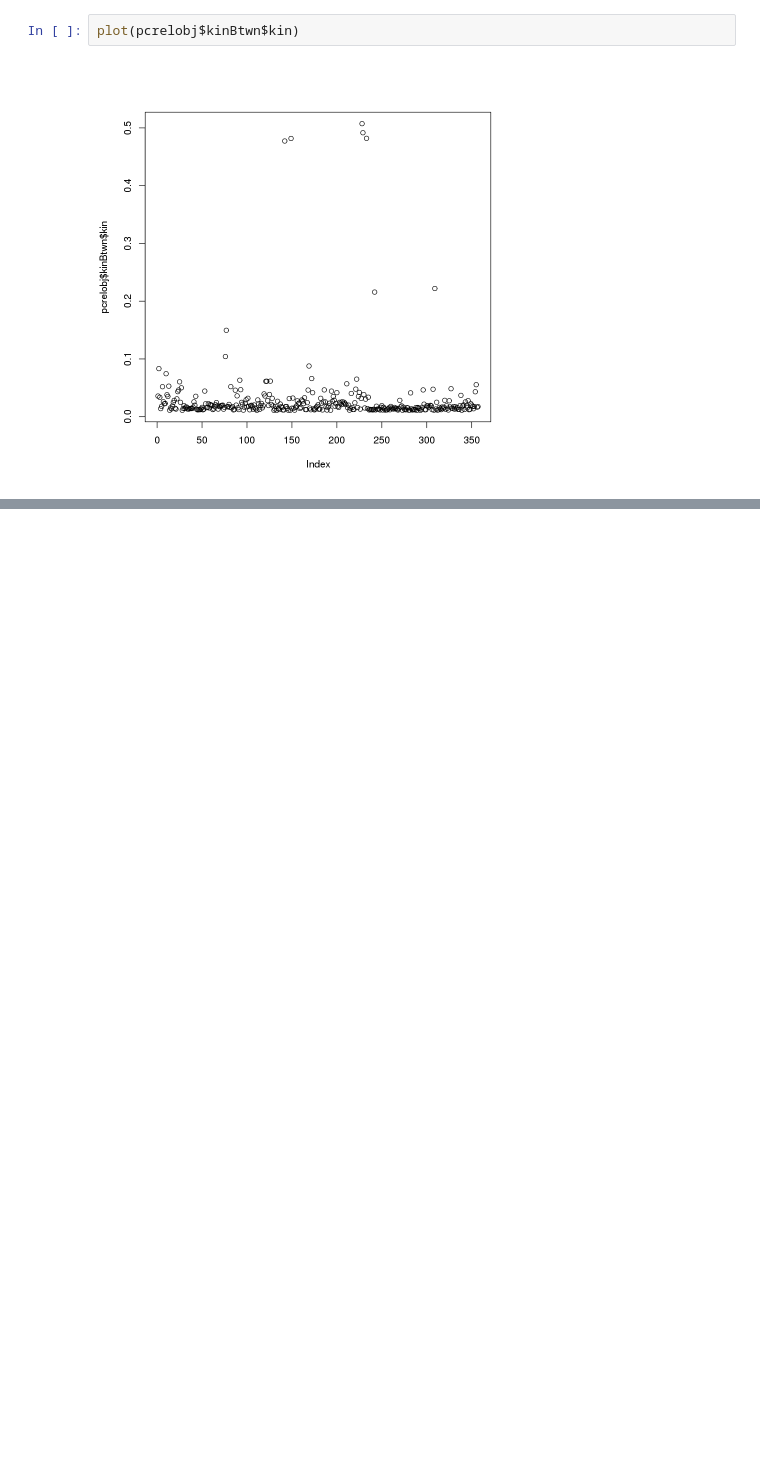
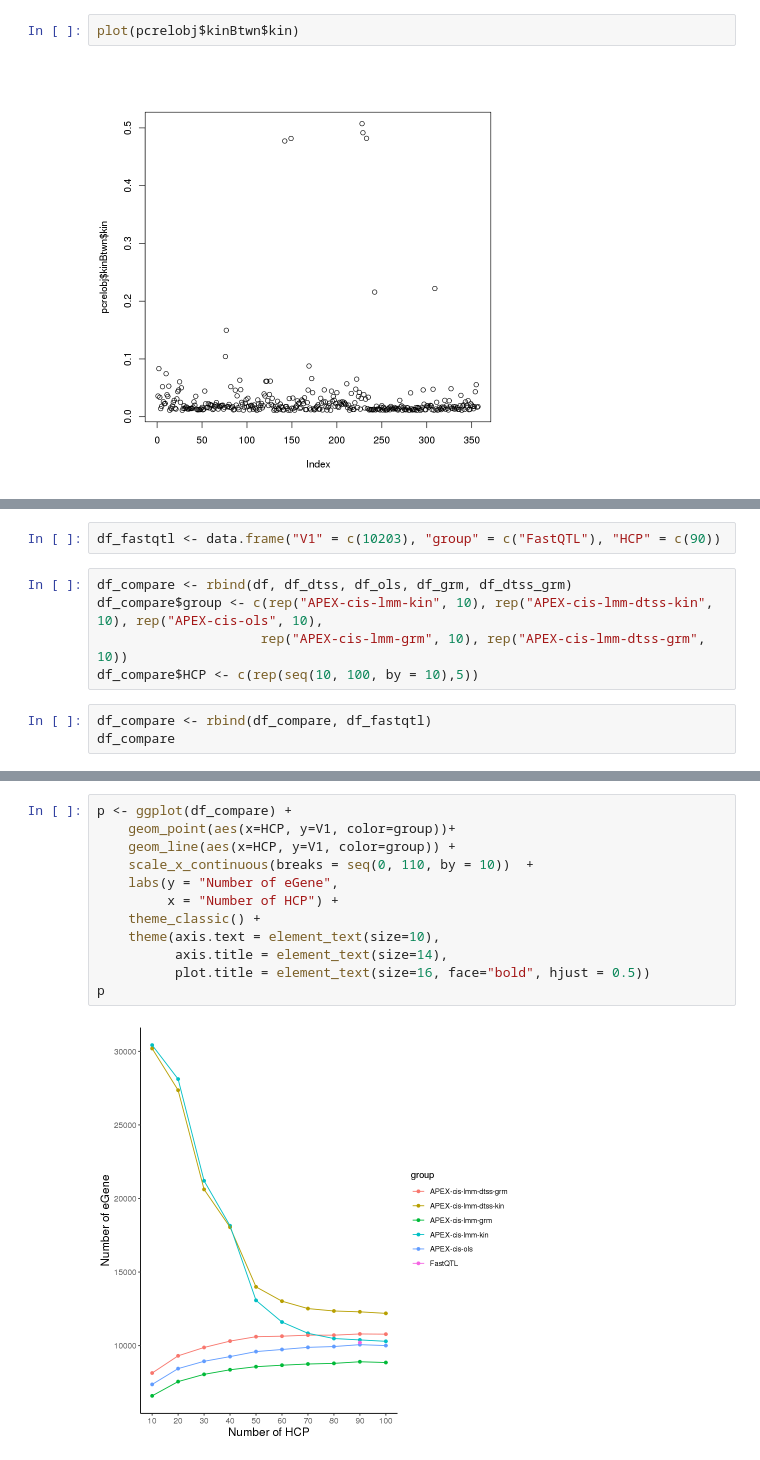
Before and after one commit to gandallab/devBrain_xQTL, a Jupyter notebook: code/04-QTL/apex/apex_analysis.ipynb, the cells around one changed output, grey strips where cells are left out. Drawn from its saved outputs; the diff is of its cells as text; blank space fills up the shorter version.

```diff
--- a/code/04-QTL/apex/apex_analysis.ipynb
+++ b/code/04-QTL/apex/apex_analysis.ipynb
@@ -289,0 +373,10 @@ plot(pcrelobj$kinBtwn$kin)
+# %%
+df_fastqtl <- data.frame("V1" = c(10203), "group" = c("FastQTL"), "HCP" = c(90))
+# %%
+df_compare <- rbind(df, df_dtss, df_ols, df_grm, df_dtss_grm)
+df_compare$group <- c(rep("APEX-cis-lmm-kin", 10), rep("APEX-cis-lmm-dtss-kin", 10), rep("APEX-cis-ols", 10),
+                     rep("APEX-cis-lmm-grm", 10), rep("APEX-cis-lmm-dtss-grm", 10))
+df_compare$HCP <- c(rep(seq(10, 100, by = 10),5))
+# %%
+df_compare <- rbind(df_compare, df_fastqtl)
+df_compare
@@ -289,0 +403,14 @@ plot(pcrelobj$kinBtwn$kin)
+# %%
+p <- ggplot(df_compare) +
+    geom_point(aes(x=HCP, y=V1, color=group))+
+    geom_line(aes(x=HCP, y=V1, color=group)) +
+    scale_x_continuous(breaks = seq(0, 110, by = 10))  +
+    labs(y = "Number of eGene",
+         x = "Number of HCP") +
+    theme_classic() +
+    theme(axis.text = element_text(size=10),
+          axis.title = element_text(size=14),
+          plot.title = element_text(size=16, face="bold", hjust = 0.5))
+p
+# %% [output]
+[figure, added]
```
Also changed, not shown: parts of 6 cells of this notebook, 14 other files.
